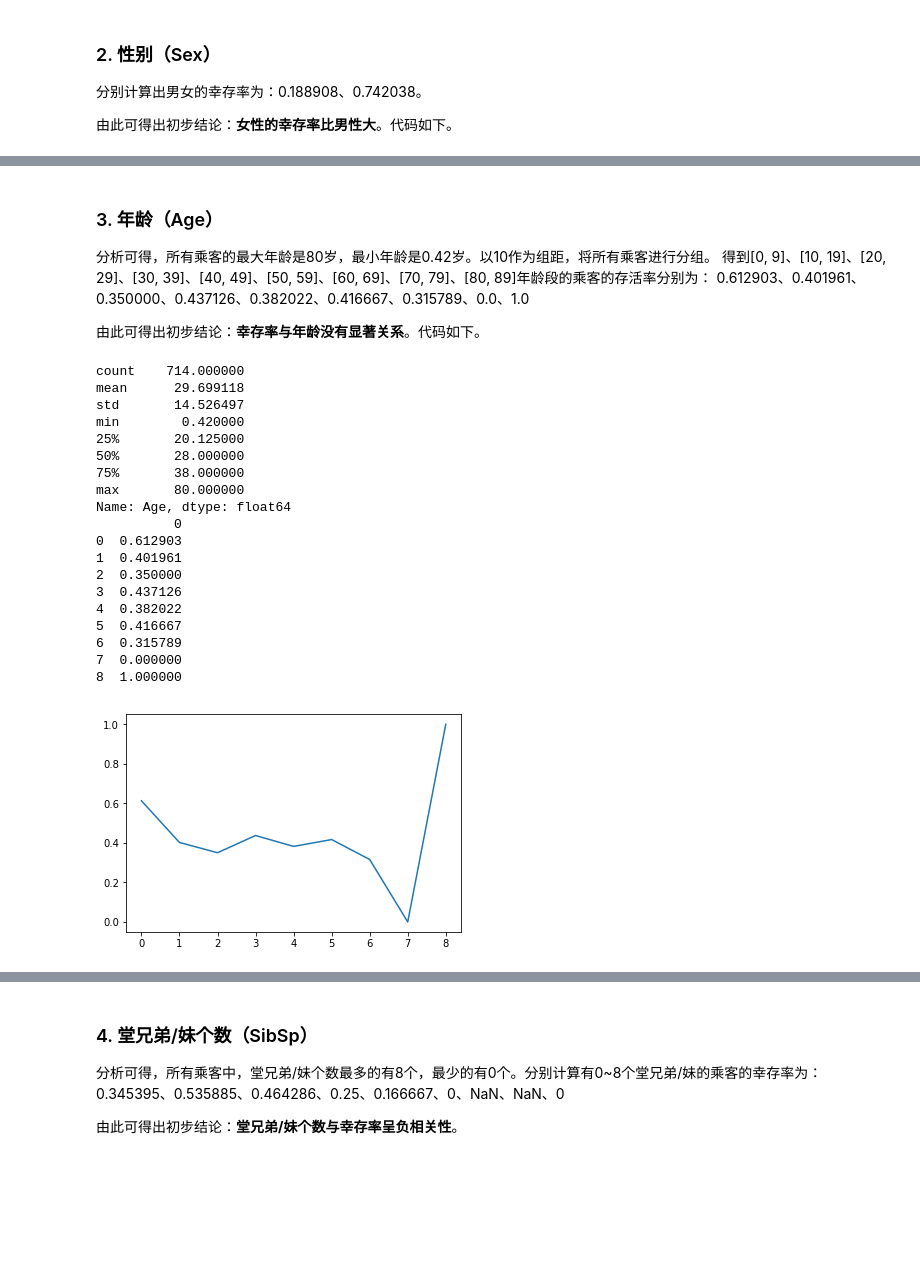
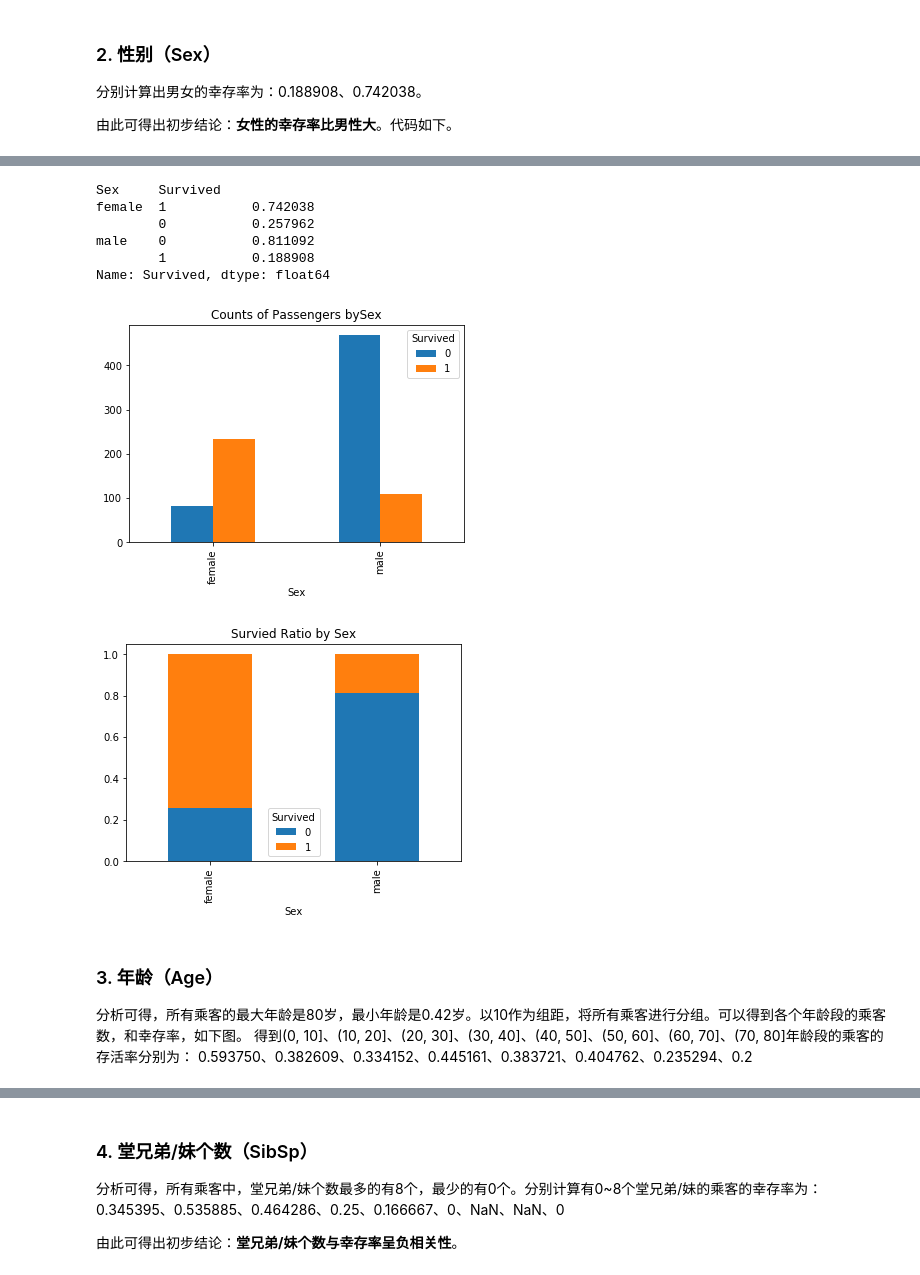
Before and after one commit to dongrenguang/titanic-analysis, a Jupyter notebook: titanic-analysis.ipynb, the cells around one changed output, grey strips where cells are left out. Drawn from its saved outputs; the diff is of its cells as text; code cells hidden in the pictures; blank space fills up the shorter version.

```diff
--- a/titanic-analysis.ipynb
+++ b/titanic-analysis.ipynb
@@ -69,47 +95,17 @@ dtype: float64
+# %%
+render_bar_plot('Sex')
+# %% [output]
+Sex     Survived
+female  1           0.742038
+        0           0.257962
+male    0           0.811092
+        1           0.188908
+Name: Survived, dtype: float64
+[figure, added]
+[figure, added]
 # %% [markdown]
 ### 3. 年龄（Age）
 
-分析可得，所有乘客的最大年龄是80岁，最小年龄是0.42岁。以10作为组距，将所有乘客进行分组。
-得到[0, 9]、[10, 19]、[20, 29]、[30, 39]、[40, 49]、[50, 59]、[60, 69]、[70, 79]、[80, 89]年龄段的乘客的存活率分别为：
-0.612903、0.401961、0.350000、0.437126、0.382022、0.416667、0.315789、0.0、1.0
-
-由此可得出初步结论：**幸存率与年龄没有显著关系**。代码如下。
+分析可得，所有乘客的最大年龄是80岁，最小年龄是0.42岁。以10作为组距，将所有乘客进行分组。可以得到各个年龄段的乘客数，和幸存率，如下图。
+得到(0, 10]、(10, 20]、(20, 30]、(30, 40]、(40, 50]、(50, 60]、(60, 70]、(70, 80]年龄段的乘客的存活率分别为：
+0.593750、0.382609、0.334152、0.445161、0.383721、0.404762、0.235294、0.2
-# %%
-print data['Age'].describe()
-
-n_age = [0] * 9
-n_s_age = [0] * 9
-for i in range(num):
-    age = data.iloc[i].Age
-    if not pd.isnull(age):
-        age_type = int(age / 10)
-        n_age[age_type] += 1
-        if data.iloc[i].Survived == 1:
-            n_s_age[age_type] += 1
-
-result = pd.DataFrame(n_s_age) / pd.DataFrame(n_age)
-print result
-
-plt.plot(range(len(result)), result)
-plt.show()
-# %% [output]
-count    714.000000
-mean      29.699118
-std       14.526497
-min        0.420000
-25%       20.125000
-50%       28.000000
-75%       38.000000
-max       80.000000
-Name: Age, dtype: float64
-          0
-0  0.612903
-1  0.401961
-2  0.350000
-3  0.437126
-4  0.382022
-5  0.416667
-6  0.315789
-7  0.000000
-8  1.000000
-[figure, removed]
```
Also changed, not shown: parts of 23 cells of this notebook, 1 other file.
